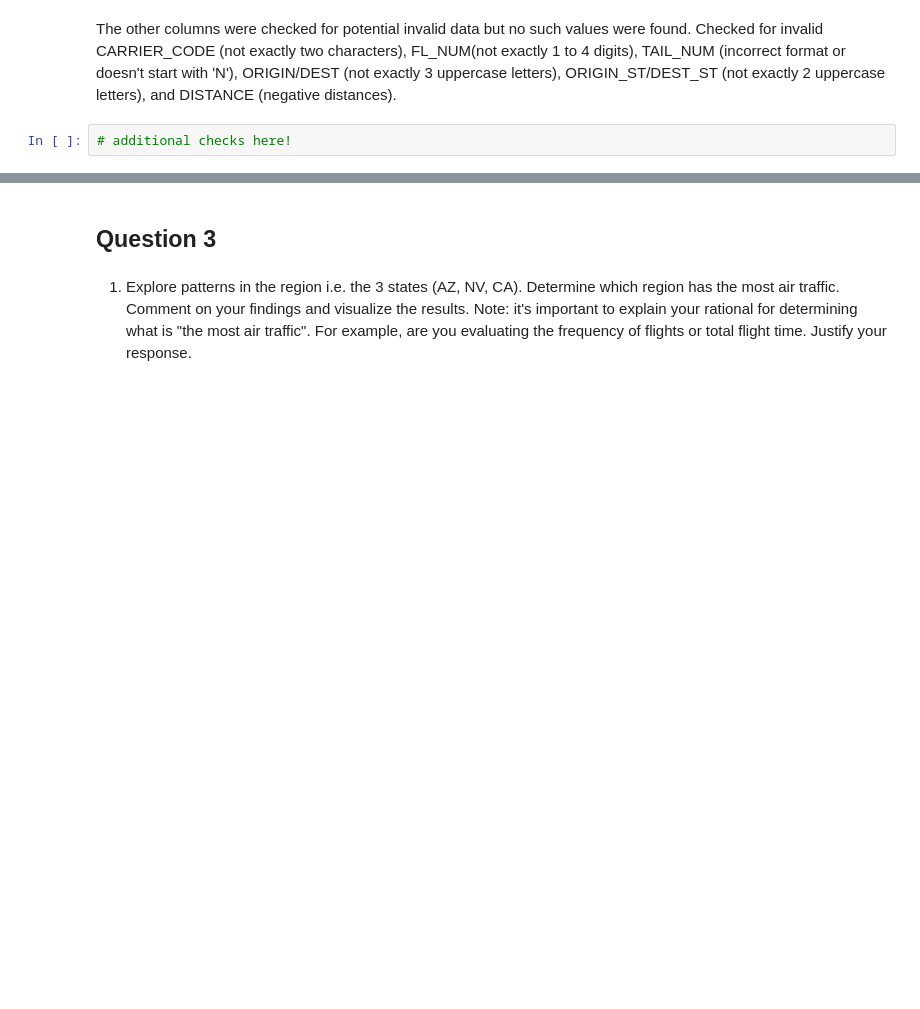
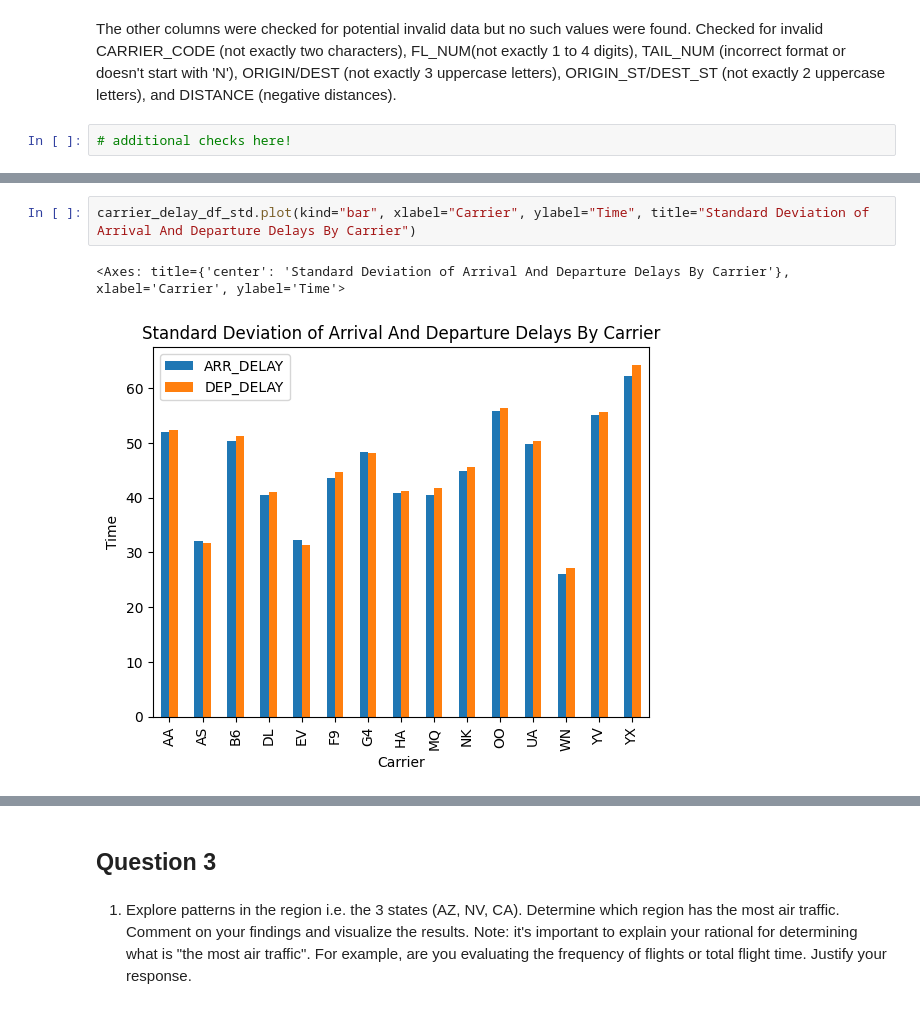
Before and after one commit to GauriRajesh733/DS3000-Practicum1, a Jupyter notebook: DS3000_Practicum1.ipynb, the cells around one changed output, grey strips where cells are left out. Drawn from its saved outputs; the diff is of its cells as text; blank space fills up the shorter version.

```diff
--- a/DS3000_Practicum1.ipynb
+++ b/DS3000_Practicum1.ipynb
@@ -184,0 +203,5 @@ The other columns were checked for potential invalid data but no such values wer
+# %%
+carrier_delay_df_std.plot(kind="bar", xlabel="Carrier", ylabel="Time", title="Standard Deviation of Arrival And Departure Delays By Carrier")
+# %% [output]
+<Axes: title={'center': 'Standard Deviation of Arrival And Departure Delays By Carrier'}, xlabel='Carrier', ylabel='Time'>
+[figure, added]
```
Also changed, not shown: parts of 15 cells of this notebook.
